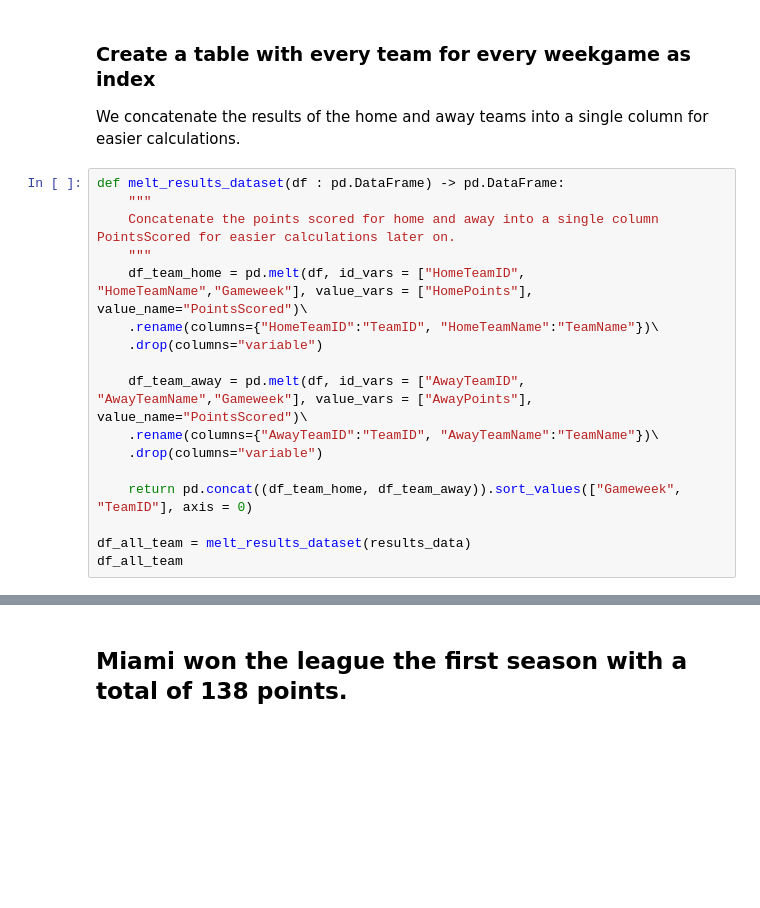
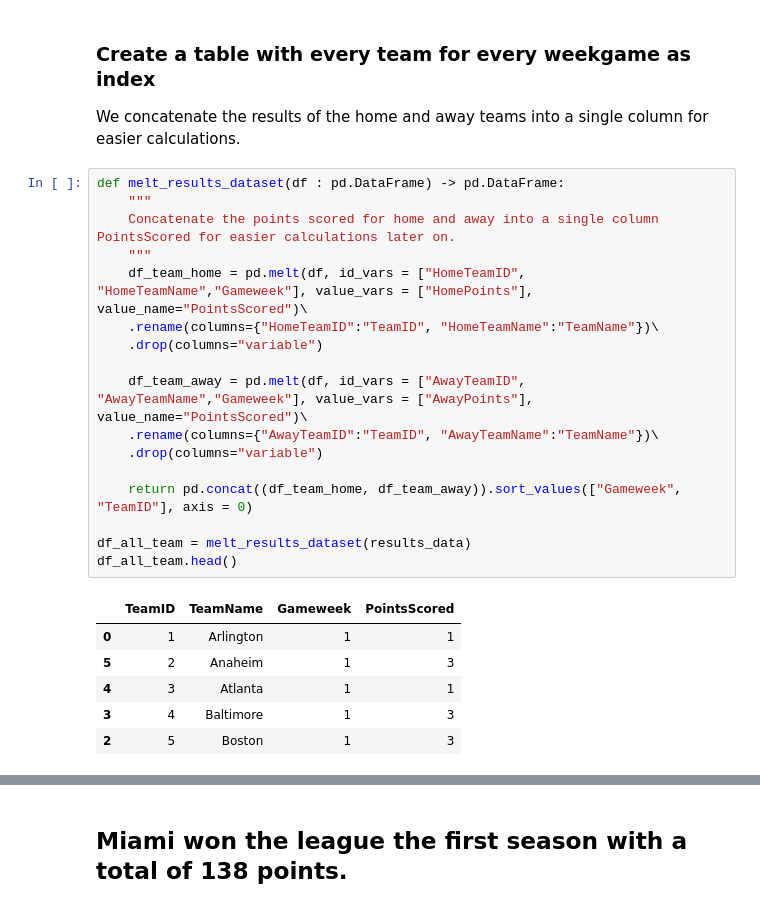
Before and after one commit to GuillaumeMendle/football_prediction, a Jupyter notebook: project_code/0_Part_1.ipynb, the cells around one changed output, grey strips where cells are left out. Cells and saved outputs as stored; diff of their text form; blank space fills up the shorter version.

```diff
--- a/project_code/0_Part_1.ipynb
+++ b/project_code/0_Part_1.ipynb
@@ -123,18 +133,25 @@ We concatenate the results of the home and away teams into a single column for e
 # %%
 def melt_results_dataset(df : pd.DataFrame) -> pd.DataFrame:
     """
     Concatenate the points scored for home and away into a single column PointsScored for easier calculations later on.
     """
     df_team_home = pd.melt(df, id_vars = ["HomeTeamID", "HomeTeamName","Gameweek"], value_vars = ["HomePoints"], value_name="PointsScored")\
     .rename(columns={"HomeTeamID":"TeamID", "HomeTeamName":"TeamName"})\
     .drop(columns="variable")
 
     df_team_away = pd.melt(df, id_vars = ["AwayTeamID", "AwayTeamName","Gameweek"], value_vars = ["AwayPoints"], value_name="PointsScored")\
     .rename(columns={"AwayTeamID":"TeamID", "AwayTeamName":"TeamName"})\
     .drop(columns="variable")
 
     return pd.concat((df_team_home, df_team_away)).sort_values(["Gameweek", "TeamID"], axis = 0)
 
 df_all_team = melt_results_dataset(results_data)
-df_all_team
+df_all_team.head()
+# %% [output]
+|  | TeamID | TeamName | Gameweek | PointsScored |
+| 0 | 1 | Arlington | 1 | 1 |
+| 5 | 2 | Anaheim | 1 | 3 |
+| 4 | 3 | Atlanta | 1 | 1 |
+| 3 | 4 | Baltimore | 1 | 3 |
+| 2 | 5 | Boston | 1 | 3 |
 # %% [markdown]
```
Also changed, not shown: parts of 24 cells of this notebook, 5 other files.
